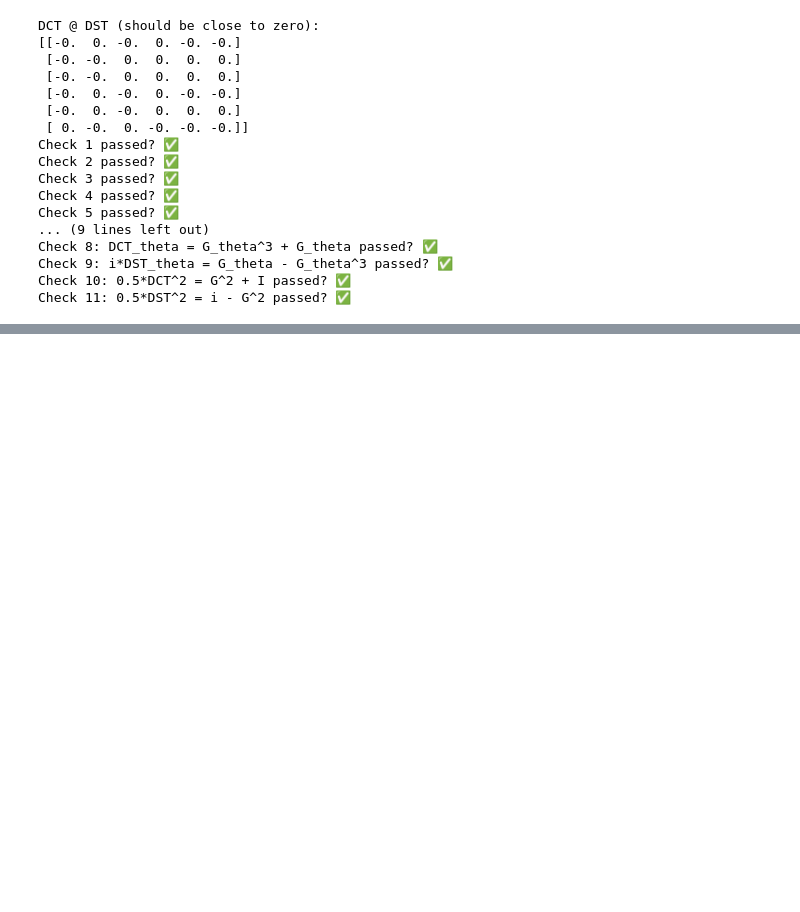
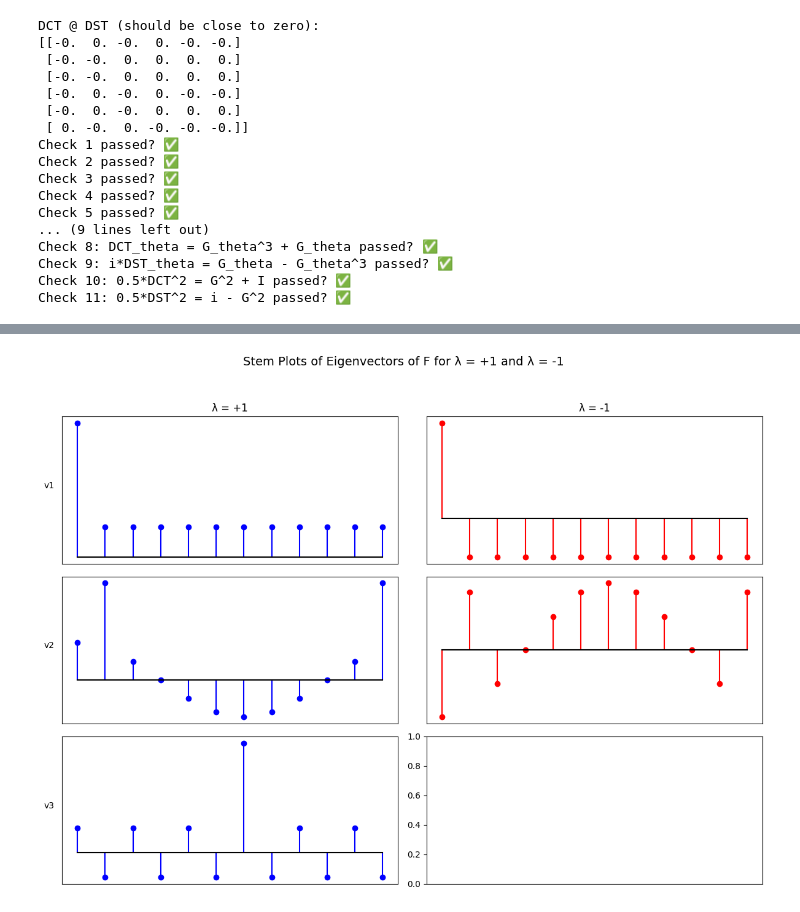
Before and after one commit to shirin6767saleh/code-, a Jupyter notebook: newversion.ipynb, the cells around one changed output, grey strips where cells are left out. Cells and saved outputs as stored; diff of their text form; code cells hidden in the pictures; blank space fills up the shorter version.

```diff
--- a/newversion.ipynb
+++ b/newversion.ipynb
@@ -237,0 +503,47 @@ Check 11: 0.5*DST^2 = i - G^2 passed? ✅
+# %%
+import matplotlib.pyplot as plt
+
+# Get the number of eigenvectors for λ=+1 and λ=-1
+num_vectors_pos1 = Eig_F1.shape[1]
+num_vectors_neg1 = Eig_F_neg1.shape[1]
+
+# Create the x-axis values based on the size of each eigenvector
+x = np.arange(Eig_F1.shape[0])
+
+# Determine the maximum number of eigenvectors to set the number of rows
+max_rows = max(num_vectors_pos1, num_vectors_neg1)
+
+# Create subplots with max_rows rows and 2 columns
+fig, axs = plt.subplots(nrows=max_rows, ncols=2, figsize=(12, 3 * max_rows), sharex=True)
+
+# Set a main title for the entire plot
+fig.suptitle("Stem Plots of Eigenvectors of F for λ = +1 and λ = -1", fontsize=14)
+
+# Loop over the eigenvectors for λ=+1 and plot them
+for i in range(num_vectors_pos1):
+    axs[i, 0].stem(x, np.real(Eig_F1[:, i]), linefmt='b-', markerfmt='bo', basefmt='k-')
+    axs[i, 0].set_ylabel(f"v{i+1}", rotation=0, labelpad=15)  # y-axis label for each
+    axs[i, 0].set_xticks([])  # Remove x-axis ticks for clarity
+    axs[i, 0].set_yticks([])  # Remove y-axis ticks for clarity
+    axs[i, 0].grid(True)  # Enable grid for better visualization
+
+# Loop over the eigenvectors for λ=-1 and plot them
+for i in range(num_vectors_neg1):
+    axs[i, 1].stem(x, np.real(Eig_F_neg1[:, i]), linefmt='r-', markerfmt='ro', basefmt='k-')
+    axs[i, 1].set_xticks([])  # Remove x-axis ticks
+    axs[i, 1].set_yticks([])  # Remove y-axis ticks
+    axs[i, 1].grid(True)  # Enable grid
+
+# Set titles for the top row of each column if vectors exist
+if num_vectors_pos1 > 0:
+    axs[0, 0].set_title("λ = +1", fontsize=12)
+if num_vectors_neg1 > 0:
+    axs[0, 1].set_title("λ = -1", fontsize=12)
+
+# Adjust layout to prevent overlap
+plt.tight_layout(rect=[0, 0, 1, 0.95])
+
+# Show the plot
+plt.show()
+# %% [output]
+[figure, added]
```
Also changed, not shown: parts of 6 cells of this notebook.
